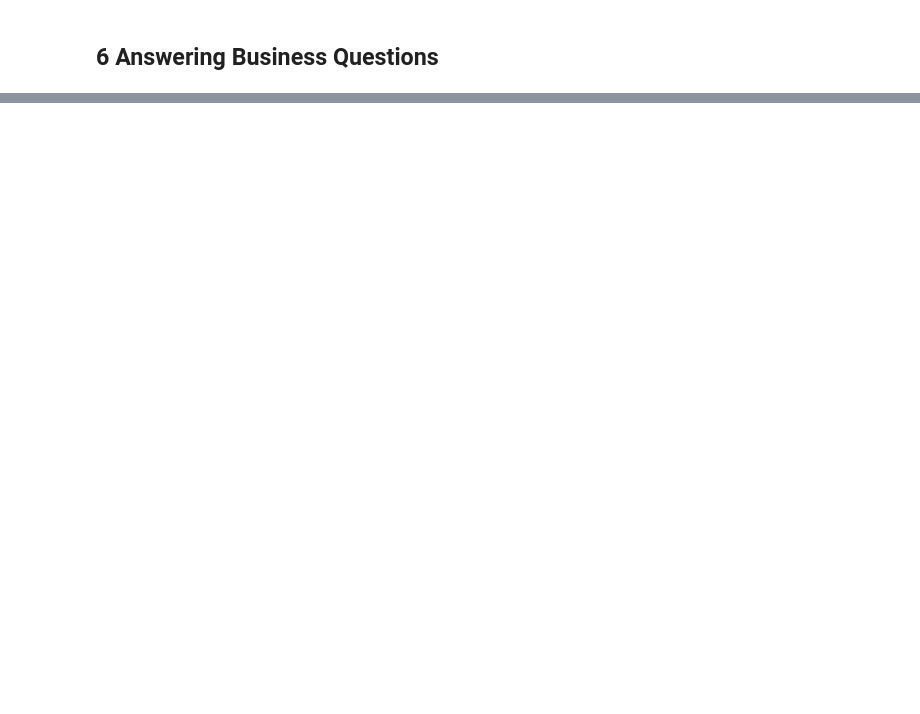
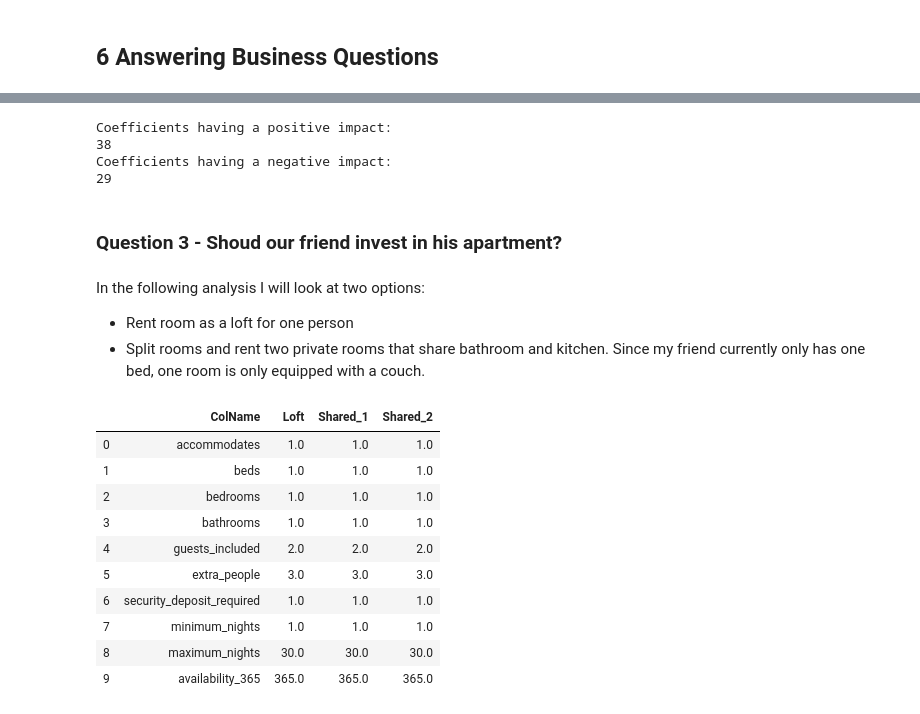
Before and after one commit to FRANZKAFKA13/Udacity-Data-Science, a Jupyter notebook: Project 1/Project_1.ipynb, the cells around one changed output, grey strips where cells are left out. Saved outputs shown, nothing was run; the diff lists cells and outputs as text; code cells hidden in the pictures; blank space fills up the shorter version.

Commit message:
finish analysis and add files required

```diff
--- a/Project 1/Project_1.ipynb
+++ b/Project 1/Project_1.ipynb
@@ -995,0 +1088,16 @@ plt.show()
+# %%
+print("Coefficients having a positive impact:")
+print(coef_df[coef_df['coefs'] > 0].count()[0])
+print("Coefficients having a negative impact:")
+print(coef_df[coef_df['coefs'] < 0].count()[0])
+# %% [output]
+Coefficients having a positive impact:
+38
+Coefficients having a negative impact:
+29
+# %% [markdown]
+### Question 3 - Shoud our friend invest in his apartment?
+# %% [markdown]
+In the following analysis I will look at two options:
+- Rent room as a loft for one person
+- Split rooms and rent two private rooms that share bathroom and kitchen. Since my friend currently only has one bed, one room is only equipped with a couch.
@@ -995,0 +1108,17 @@ plt.show()
+# %%
+samples_filled = pd.read_csv('./Data/samples_filled.csv', delimiter=';')
+samples_filled = samples_filled.drop(labels='ColNumber',axis=1)
+# %%
+samples_filled.head(10)
+# %% [output]
+|  | ColName | Loft | Shared_1 | Shared_2 |
+| 0 | accommodates | 1.0 | 1.0 | 1.0 |
+| 1 | beds | 1.0 | 1.0 | 1.0 |
+| 2 | bedrooms | 1.0 | 1.0 | 1.0 |
+| 3 | bathrooms | 1.0 | 1.0 | 1.0 |
+| 4 | guests_included | 2.0 | 2.0 | 2.0 |
+| 5 | extra_people | 3.0 | 3.0 | 3.0 |
+| 6 | security_deposit_required | 1.0 | 1.0 | 1.0 |
+| 7 | minimum_nights | 1.0 | 1.0 | 1.0 |
+| 8 | maximum_nights | 30.0 | 30.0 | 30.0 |
+| 9 | availability_365 | 365.0 | 365.0 | 365.0 |
```
Also changed, not shown: parts of 44 cells of this notebook, 3 other files.
